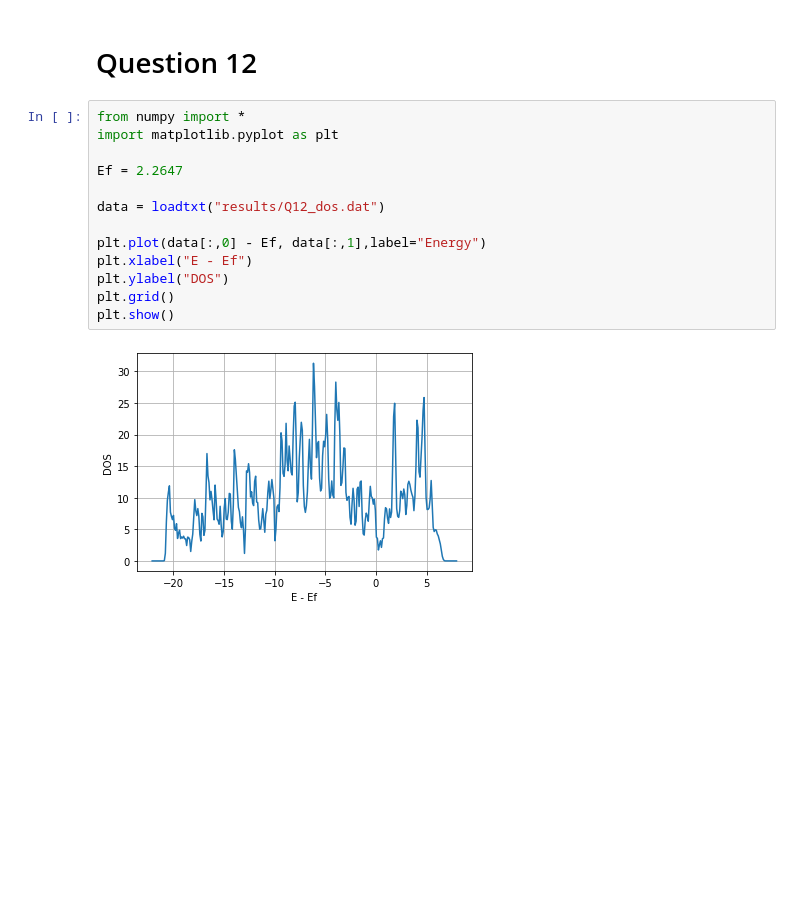
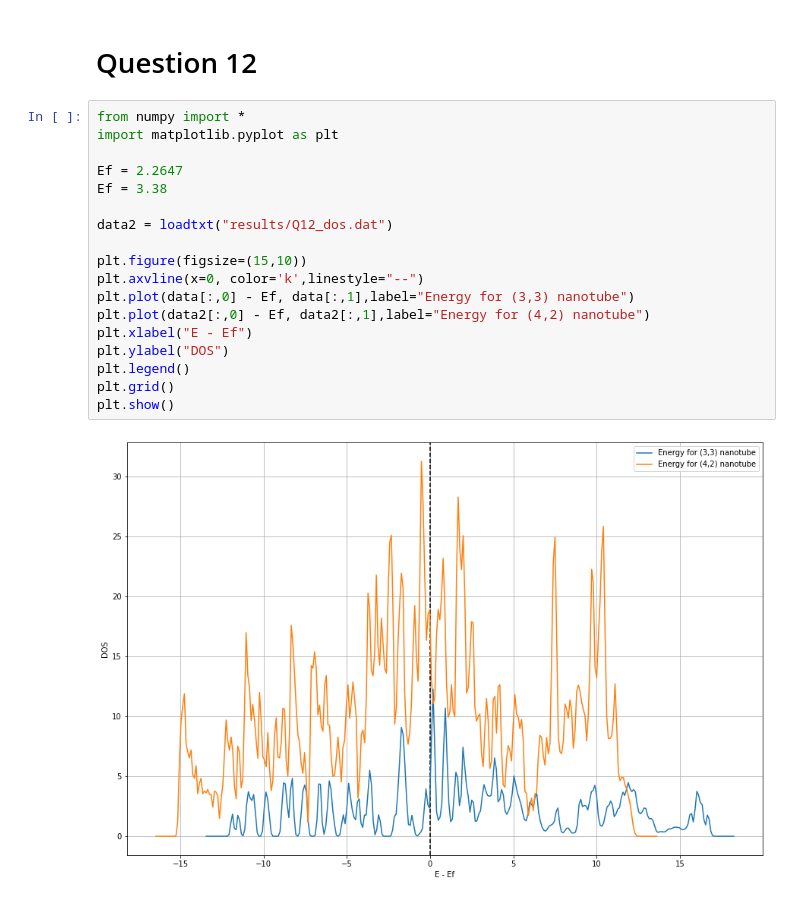
Before and after one commit to LeiRoF/M1-TP-Solid-State, a Jupyter notebook: TP2/Report_TP2.ipynb, the cells around one changed output. Drawn from its saved outputs; the diff is of its cells as text; blank space fills up the shorter version.

```diff
--- a/TP2/Report_TP2.ipynb
+++ b/TP2/Report_TP2.ipynb
@@ -104,15 +107,20 @@ For the structure, the fermi energy is 2.2647 eV
 # %%
 from numpy import *
 import matplotlib.pyplot as plt
 
 Ef = 2.2647
+Ef = 3.38
 
-data = loadtxt("results/Q12_dos.dat")
+data2 = loadtxt("results/Q12_dos.dat")
 
-plt.plot(data[:,0] - Ef, data[:,1],label="Energy")
+plt.figure(figsize=(15,10))
+plt.axvline(x=0, color='k',linestyle="--")
+plt.plot(data[:,0] - Ef, data[:,1],label="Energy for (3,3) nanotube")
+plt.plot(data2[:,0] - Ef, data2[:,1],label="Energy for (4,2) nanotube")
 plt.xlabel("E - Ef")
 plt.ylabel("DOS")
+plt.legend()
 plt.grid()
 plt.show()
 # %% [output]
-[figure, old version]
+[figure, new version]
```
Also changed, not shown: parts of 11 cells of this notebook, 1 other file.
